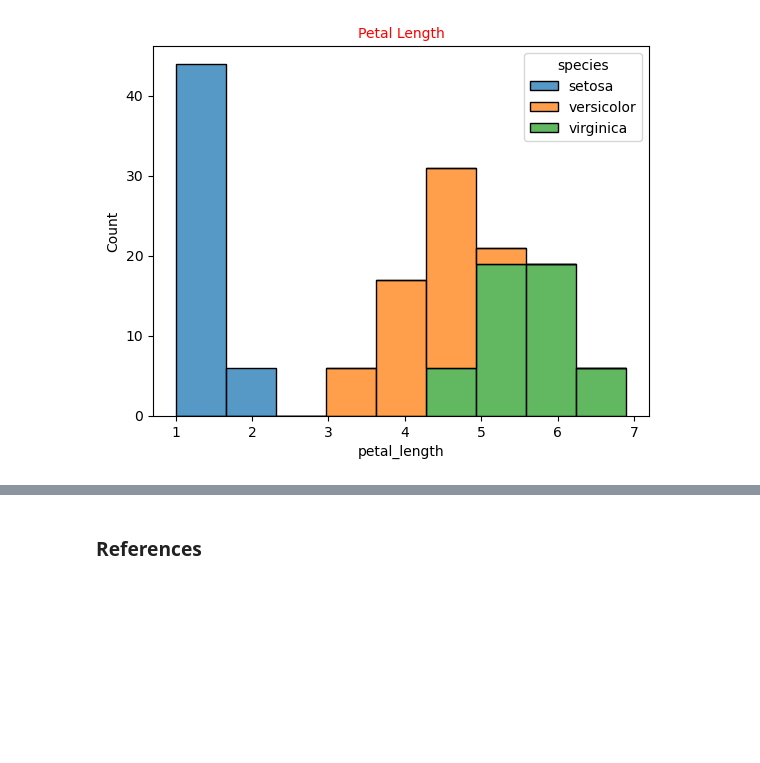
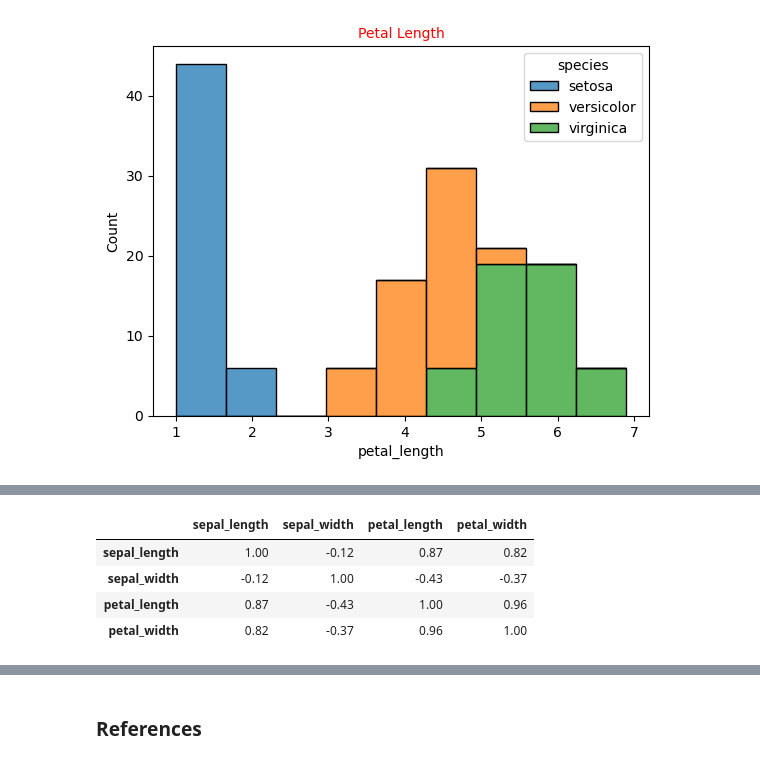
Before and after one commit to PCM11/pands-project, a Jupyter notebook: iris.ipynb, the cells around one changed output, grey strips where cells are left out. Saved outputs shown, nothing was run; the diff lists cells and outputs as text; code cells hidden in the pictures; blank space fills up the shorter version.

```diff
--- a/iris.ipynb
+++ b/iris.ipynb
@@ -119,0 +107,9 @@ plt.savefig("Petal width")
+# %%
+iris = iris.drop(["species"], axis = 1) #We must first drop the species column.
+iris.corr().round (2) # round up the values to two digits for easy reading
+# %% [output]
+|  | sepal_length | sepal_width | petal_length | petal_width |
+| sepal_length | 1.00 | -0.12 | 0.87 | 0.82 |
+| sepal_width | -0.12 | 1.00 | -0.43 | -0.37 |
+| petal_length | 0.87 | -0.43 | 1.00 | 0.96 |
+| petal_width | 0.82 | -0.37 | 0.96 | 1.00 |
```
Also changed, not shown: parts of 6 cells of this notebook, 5 other files.
